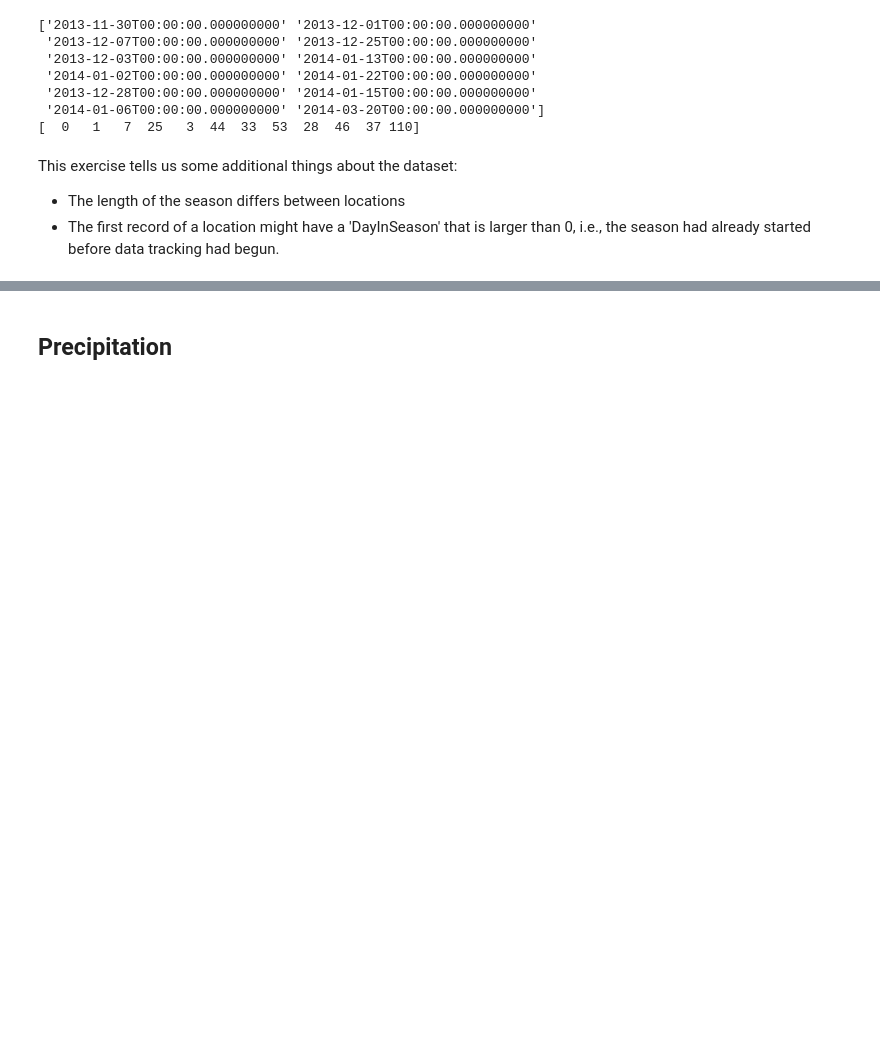
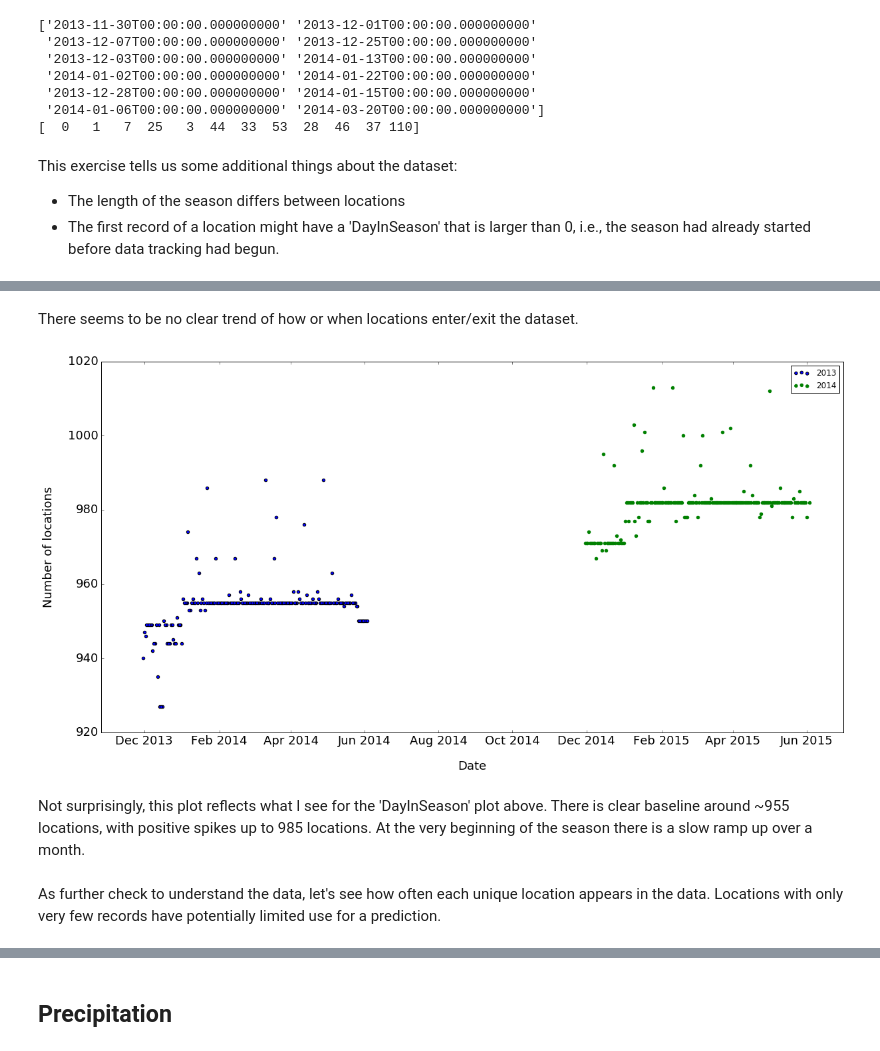
Before and after one commit to cleipski/CropPredict, a Jupyter notebook: 01_data_exploration.ipynb, the cells around one changed output, grey strips where cells are left out. Drawn from its saved outputs; the diff is of its cells as text; code cells hidden in the pictures; blank space fills up the shorter version.

```diff
--- a/01_data_exploration.ipynb
+++ b/01_data_exploration.ipynb
@@ -646,0 +774,46 @@ This exercise tells us some additional things about the dataset:
+# %% [markdown]
+There seems to be no clear trend of how or when locations enter/exit the dataset.
+# %%
+date_2013 = df_2013['Date'].unique()
+date_2014 = df_2014['Date'].unique()
+# %%
+fig, ax = plt.subplots(figsize=(20, 10))
+
+
+# Make sure it's sorted
+date_2013.sort()
+# Walk through data
+locs_per_date = {}
+for day in date_2013:
+    locs = df_2013['Location'][df_2013['Date'] == day].unique()
+    locs_per_date[day] = len(locs)
+x = locs_per_date.keys()
+y = locs_per_date.values()
+ax.scatter(x,y,label='2013')
+
+# Make sure it's sorted
+date_2014.sort()
+# Walk through data
+locs_per_date = {}
+for day in date_2014:
+    locs = df_2014['Location'][df_2014['Date'] == day].unique()
+    locs_per_date[day] = len(locs)
+x = locs_per_date.keys()
+y = locs_per_date.values()
+ax.scatter(x,y,color='g',label='2014')
+
+
+# Style panel
+ax.yaxis.set_ticks_position('left')
+ax.set_ylabel('Number of locations',fontsize=18,labelpad=20 )
+ax.yaxis.set_label_position("left")
+# ax.set_xlim(185,0)
+ax.set_xlabel('Date',fontsize=18,labelpad=20 )
+ax.tick_params(labelsize=18)
+plt.legend();
+# %% [output]
+[figure, added]
+# %% [markdown]
+Not surprisingly, this plot reflects what I see for the 'DayInSeason' plot above. There is clear baseline around ~955 locations, with positive spikes up to 985 locations. At the very beginning of the season there is a slow ramp up over a month.
+# %% [markdown]
+As further check to understand the data, let's see how often each unique location appears in the data. Locations with only very few records have potentially limited use for a prediction.
```
Also changed, not shown: parts of 31 cells of this notebook.
